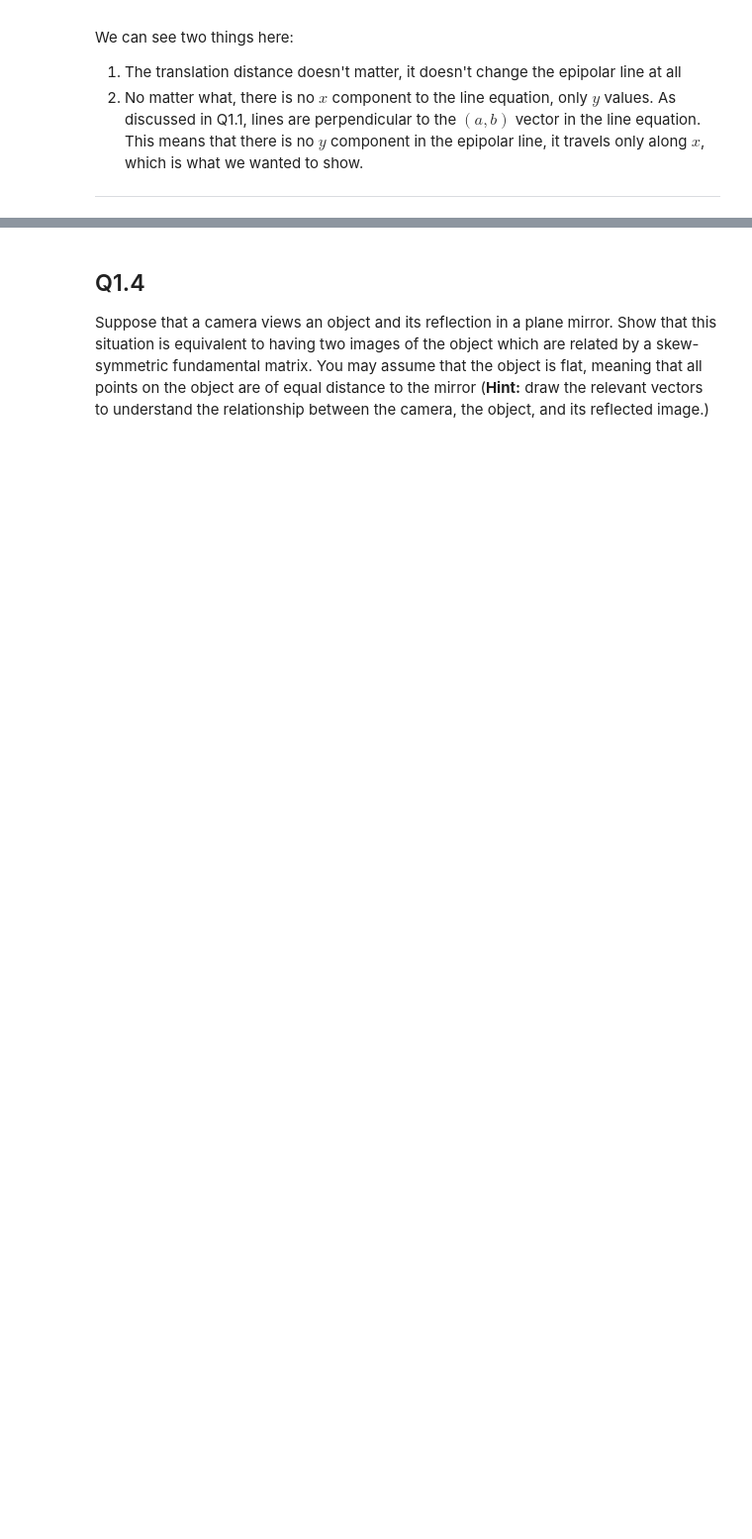
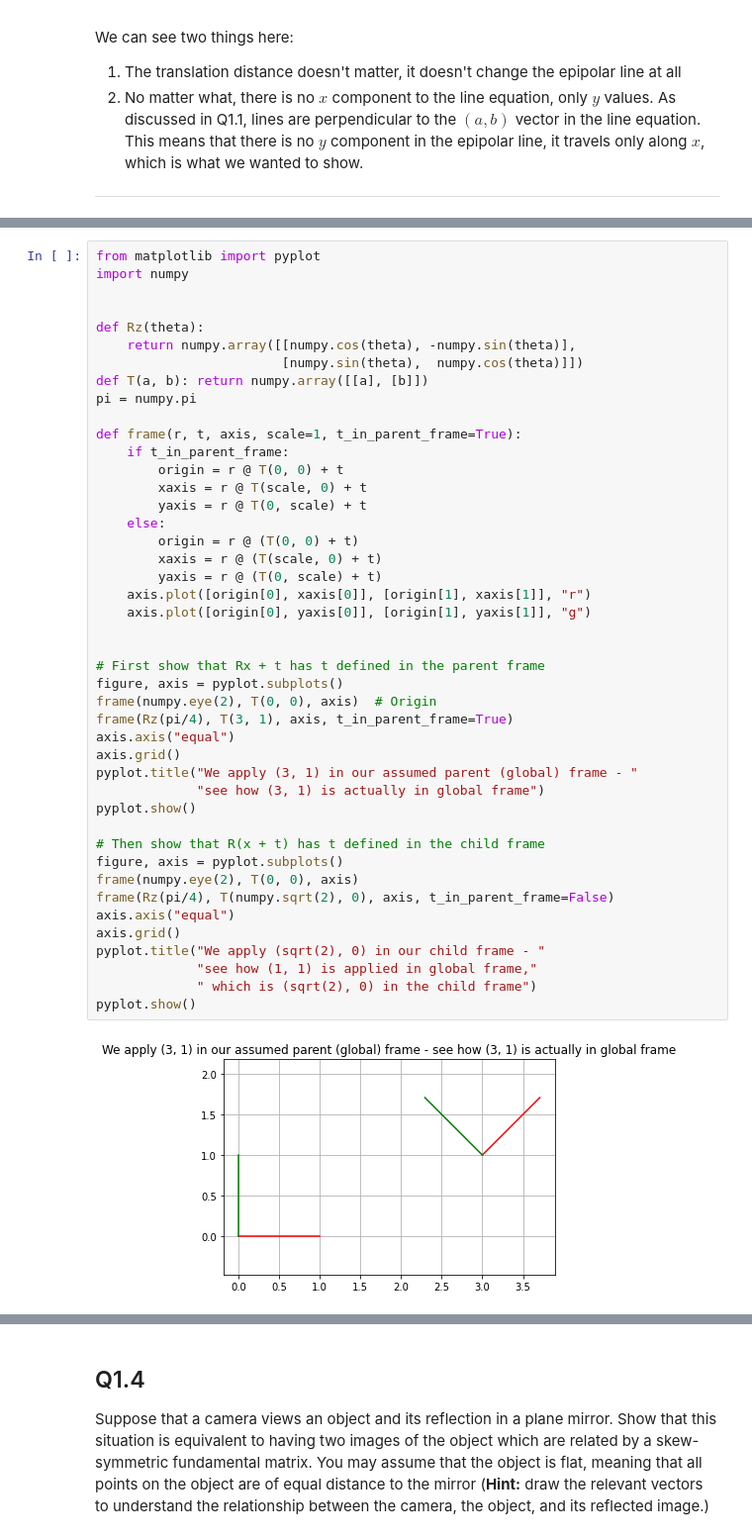
Before and after one commit to FranzEricSchneider/szeliski-algorithms-n-apps, a Jupyter notebook: class/hw5/Theory.ipynb, the cells around one changed output, grey strips where cells are left out. Shown at 99% size. Cells and saved outputs as stored; diff of their text form; blank space fills up the shorter version.

```diff
--- a/class/hw5/Theory.ipynb
+++ b/class/hw5/Theory.ipynb
@@ -121,0 +138,46 @@ YOUR ANSWER HERE
+# %%
+from matplotlib import pyplot
+import numpy
+
+
+def Rz(theta):
+    return numpy.array([[numpy.cos(theta), -numpy.sin(theta)],
+                        [numpy.sin(theta),  numpy.cos(theta)]])
+def T(a, b): return numpy.array([[a], [b]])
+pi = numpy.pi
+
+def frame(r, t, axis, scale=1, t_in_parent_frame=True):
+    if t_in_parent_frame:
+        origin = r @ T(0, 0) + t
+        xaxis = r @ T(scale, 0) + t
+        yaxis = r @ T(0, scale) + t
+    else:
+        origin = r @ (T(0, 0) + t)
+        xaxis = r @ (T(scale, 0) + t)
+        yaxis = r @ (T(0, scale) + t)
+    axis.plot([origin[0], xaxis[0]], [origin[1], xaxis[1]], "r")
+    axis.plot([origin[0], yaxis[0]], [origin[1], yaxis[1]], "g")
+
+
+# First show that Rx + t has t defined in the parent frame
+figure, axis = pyplot.subplots()
+frame(numpy.eye(2), T(0, 0), axis)  # Origin
+frame(Rz(pi/4), T(3, 1), axis, t_in_parent_frame=True)
+axis.axis("equal")
+axis.grid()
+pyplot.title("We apply (3, 1) in our assumed parent (global) frame - "
+             "see how (3, 1) is actually in global frame")
+pyplot.show()
+
+# Then show that R(x + t) has t defined in the child frame
+figure, axis = pyplot.subplots()
+frame(numpy.eye(2), T(0, 0), axis)
+frame(Rz(pi/4), T(numpy.sqrt(2), 0), axis, t_in_parent_frame=False)
+axis.axis("equal")
+axis.grid()
+pyplot.title("We apply (sqrt(2), 0) in our child frame - "
+             "see how (1, 1) is applied in global frame,"
+             " which is (sqrt(2), 0) in the child frame")
+pyplot.show()
+# %% [output]
+[figure, added]
```
Also changed, not shown: parts of 15 cells of this notebook.
